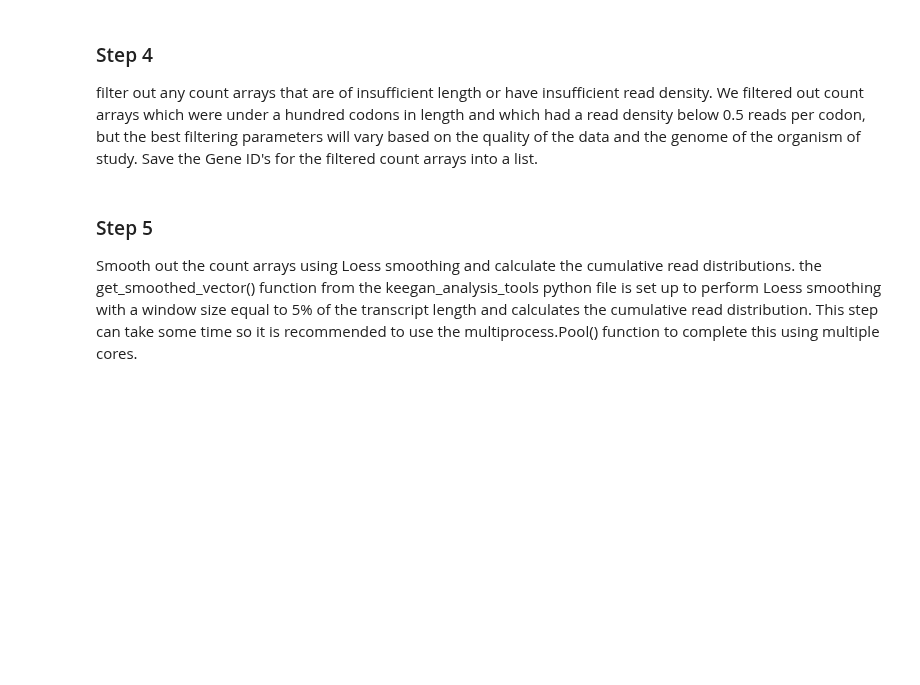
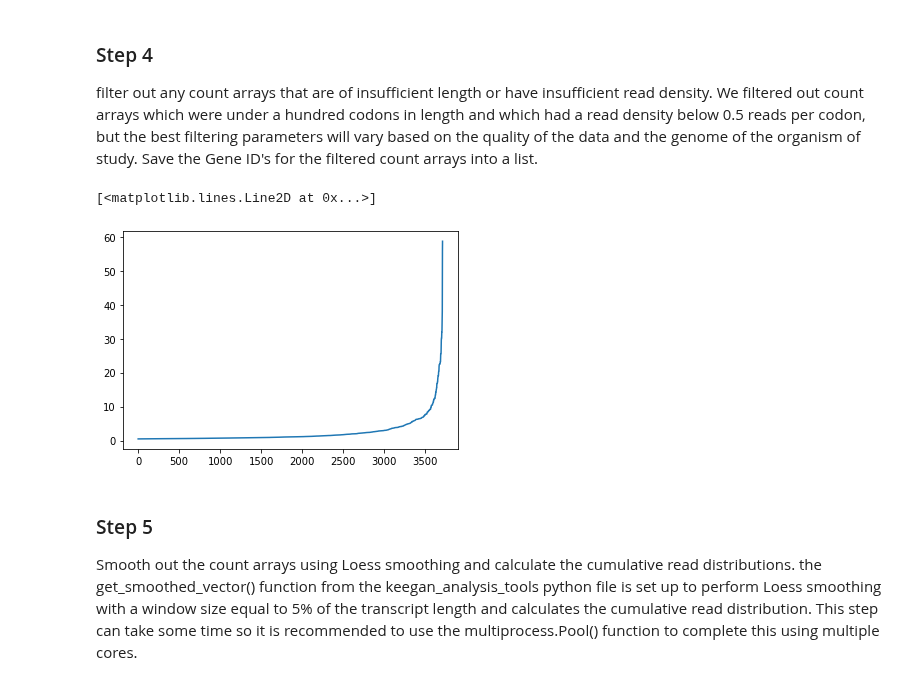
Before and after one commit to Raif-fl/Fall_2021_Work_journal, a Jupyter notebook: KS_stat/dmel_KS_like.ipynb, the cells around one changed output. Cells and saved outputs as stored; diff of their text form; code cells hidden in the pictures; blank space fills up the shorter version.

```diff
--- a/KS_stat/dmel_KS_like.ipynb
+++ b/KS_stat/dmel_KS_like.ipynb
@@ -69,6 +69,15 @@ for tr_m, tr_c, gene_name in zip(data_mutant, data_control, names_mutant):
         mutant_list.append(tr_m)
         control_list.append(tr_c)
         gene_list.append(gene_name)
+# %%
+x = []
+for tr_m, tr_c, gene_name in zip(mutant_list, control_list, gene_list):
+    x.append(sum(tr_m)/len(tr_m))
+# %%
+plt.plot(x)
+# %% [output]
+[<matplotlib.lines.Line2D at 0x...>]
+[figure, added]
 # %% [markdown]
 ### Step 5
 Smooth out the count arrays using Loess smoothing and calculate the cumulative read distributions. the get_smoothed_vector() function from the keegan_analysis_tools python file is set up to perform Loess smoothing with a window size equal to 5% of the transcript length and calculates the cumulative read distribution. This step can take some time so it is recommended to use the multiprocess.Pool() function to complete this using multiple cores.
```
Also changed, not shown: 7 other files.
